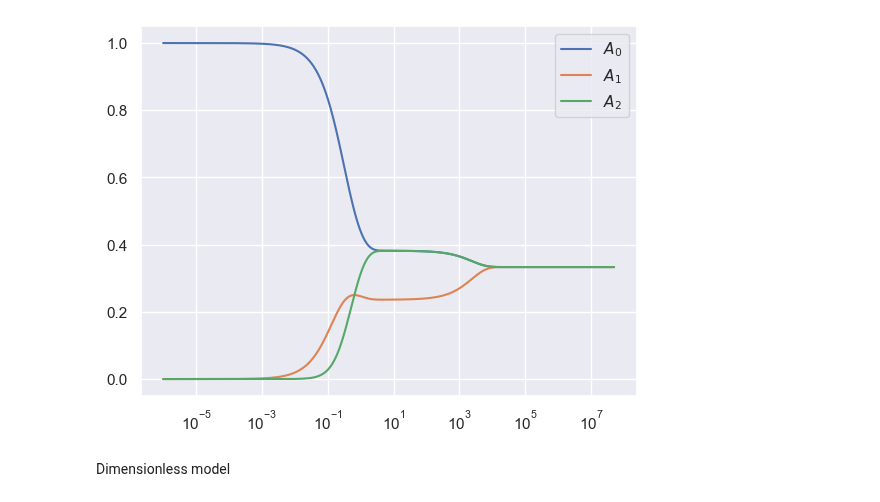
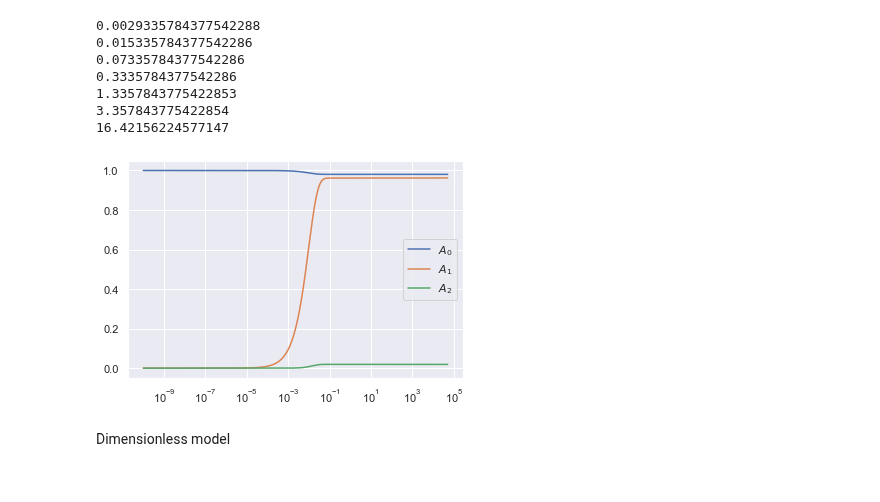
Before and after one commit to lukedtc/ADCC-Project, a Jupyter notebook: Receptor_level_model/model_dyamics.ipynb, the cells around one changed output. Drawn from its saved outputs; the diff is of its cells as text; code cells hidden in the pictures.

```diff
--- a/Receptor_level_model/model_dyamics.ipynb
+++ b/Receptor_level_model/model_dyamics.ipynb
@@ -9,6 +9,7 @@ kon = 1e5
 rho = 1
 k = kon*Ainit*rho
 rtot = 1e5
-Atot = 1e5
+Target_cell_number = 20000
+Atot = 1e16*Ainit/Target_cell_number
 koff = 1e-4
 delta = 4
@@ -14,0 +21,19 @@ delta = 4
+# %%
+# different beta plots repfeclting different assumptions/assay conditions
+
+concentrations = [1e-11, 1e-10, 1e-9, 1e-8, 1e-7, 1e-6, 1e-5]
+varying_cell_number_betas = [0.003, 0.016, 0.08, 0.4, 2, 10, 50]
+
+def beta_const_cell_number(conc):
+    return (0.12/(150000*6.0221408e-23))*conc*(1/(rtot*Target_cell_number))
+
+const_cell_betas = []
+for const in concentrations:
+    const_cell_betas.append(beta_const_cell_number(const))
+
+sns.set_theme()
+plt.scatter(concentrations, varying_cell_number_betas, label='var cell number')
+plt.scatter(concentrations, const_cell_betas, label = 'const cell number')
+plt.xscale('log')
+plt.legend(loc='best')
+plt.show()
@@ -15,3 +42,14 @@ delta = 4
+# %%
+for i in range(len(varying_cell_number_betas)):
+    print(abs(varying_cell_number_betas[i]- const_cell_betas[i]))
+# %% [output]
+0.0029335784377542288
+0.015335784377542286
+0.07335784377542286
+0.3335784377542286
+1.3357843775422853
+3.357843775422854
+16.42156224577147
 # %%
 def model(t, z):
     dA1 = (2/rtot)*k*(rtot-z[0]-2*z[1])*(Atot-z[0]-z[1]) - koff*z[0] - (delta/rtot)*k*(rtot-z[0]-2*z[1])*z[0] + 2*koff*z[1]
@@ -19,26 +57,26 @@ def model(t, z):
 
     return [dA1, dA2]
 # %%
-t_end = 100000000/2
-t = np.geomspace(1e-6, t_end, 5000)
-tspan = [0, t_end]
+t_end = 100000/2
+t = np.geomspace(1e-10, t_end, 5000)
+tspan = [1e-10, t_end]
 z0 = [0, 0]
 
 z = solve_ivp(model, tspan, z0, method='Radau', t_eval=t)
 
 A1 = z.y[0]/rtot
 A2 = z.y[1]/rtot
 A0 = (Atot - z.y[0] - z.y[1])/Atot
 
 sns.set_theme()
 plt.plot(t, A0, label = r'$A_0$')
 plt.plot(t, A1, label = r'$A_1$')
 plt.plot(t, A2, label = r'$A_2$')
 plt.xscale('log')
 plt.legend(loc='best')
 plt.show()
 # %% [output]
-[figure, old version]
+[figure, new version]
 # %% [markdown]
 Dimensionless model
 # %%
```
Also changed, not shown: parts of 6 cells of this notebook.
